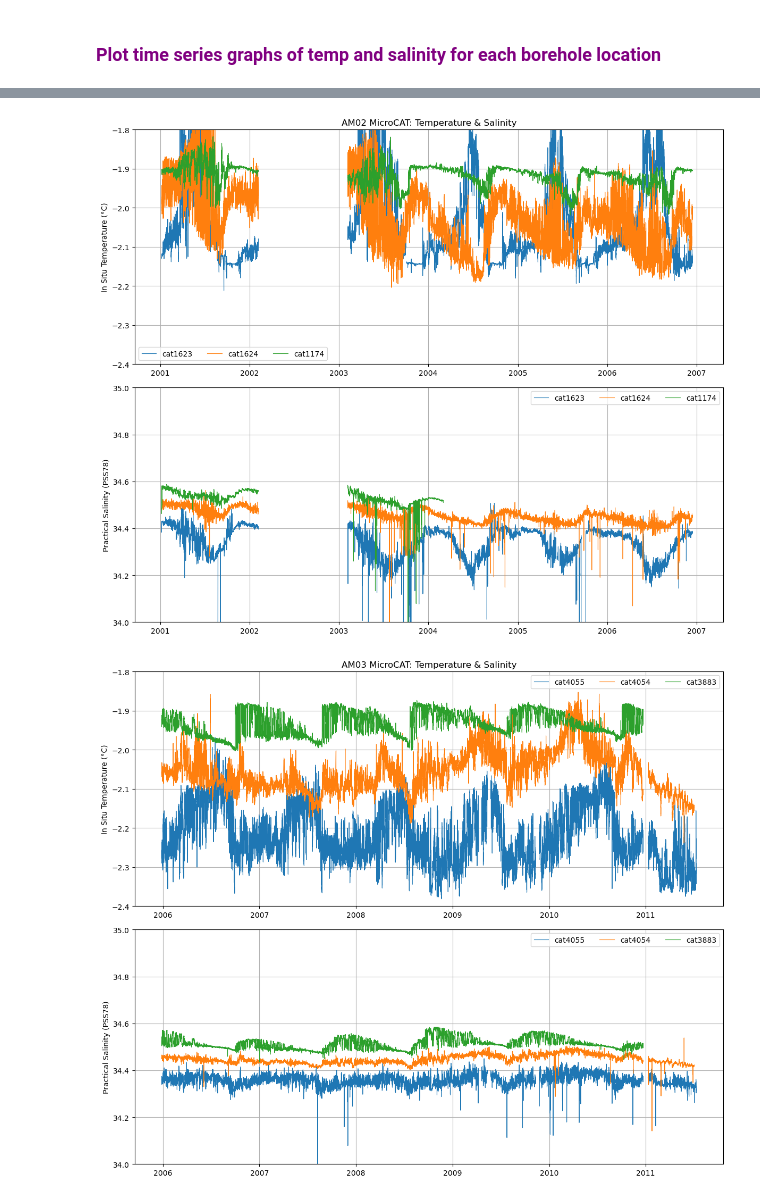
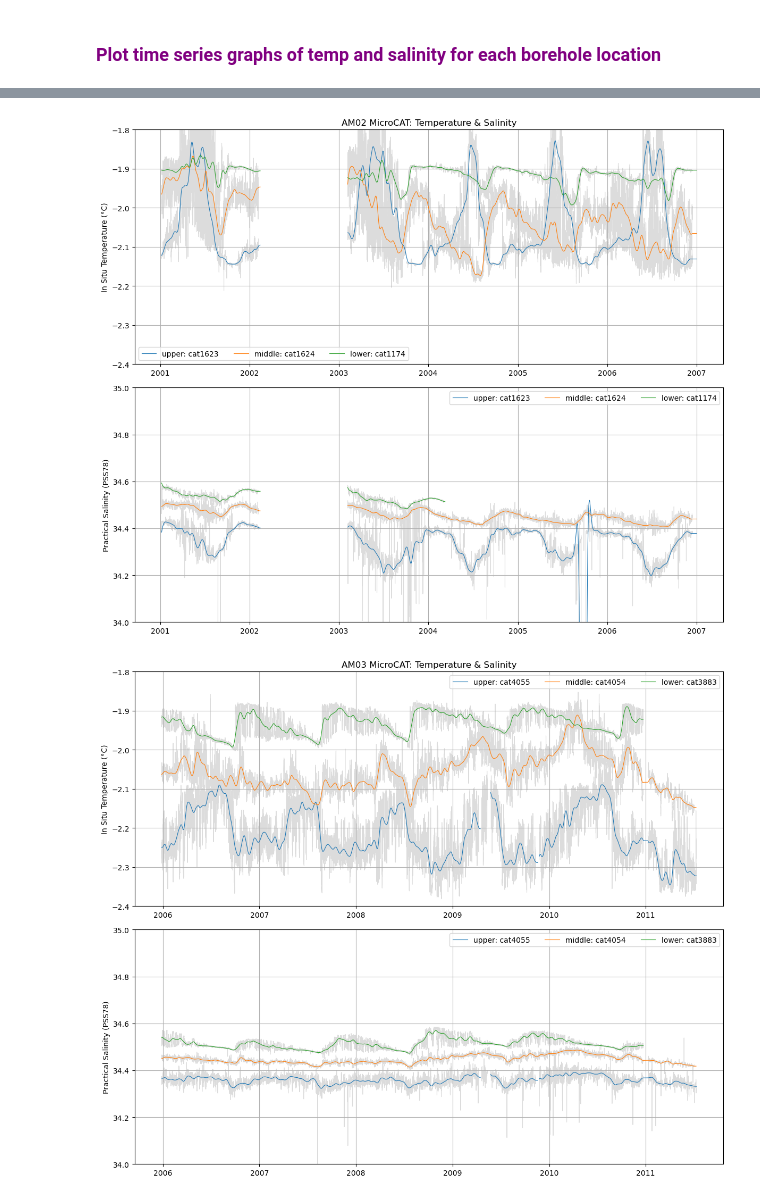
Before and after one commit to dohertyalexj/amery-amisor, a Jupyter notebook: notebooks/explore_TimeSeriesByDepth.ipynb, the cells around one changed output, grey strips where cells are left out. Cells and saved outputs as stored; diff of their text form; code cells hidden in the pictures.

Commit message:
Stacked time series plots + water column position added

```diff
--- a/notebooks/explore_TimeSeriesByDepth.ipynb
+++ b/notebooks/explore_TimeSeriesByDepth.ipynb
@@ -46,10 +53,20 @@ def plot_time_series(df, am_id, ylim_temp=None, ylim_sal=None):
+# %%
+from FilterFunctions import apply_lowpass_filter, lowpass_filter
+
+df = pd.read_parquet("../data/proc/03_pressure_handled.parquet")
+
+# Define the cutoff period for filtering in days
+cutoff_period_days = 30  # days
+# Define a period of time in days for less than which we are comfortable interpolating for
+# Set this to 0 for no interpolation
+interpolate_days = 7 # days
+# Apply filtering to the DataFrame
+# NOTE: cutoff_period is defined in terms of hours
+df_filtered = apply_lowpass_filter(df, cutoff_period=cutoff_period_days*24, sampling_interval=0.5, max_gap_hours=interpolate_days*24)
 # %% [markdown]
 ### <span style="color:purple"> Plot time series graphs of temp and salinity for each borehole location </span>
 # %%
-df = pd.read_parquet("../data/proc/03_pressure_handled.parquet")
-
-# --- make one figure per borehole ---
-boreholes = sorted(df["borehole"].unique())
+boreholes = sorted(df_filtered["borehole"].unique())
 for am_id in boreholes:
-    plot_time_series(df, am_id, (-2.4, -1.8), (34, 35))
+    plot_time_series(df_filtered, am_id, (-2.4, -1.8), (34, 35))
 # %% [output]
@@ -57,2 +74,2 @@ for am_id in boreholes:
-[figure, old version]
+[figure, new version]
-[figure, old version]
+[figure, new version]
```
Also changed, not shown: parts of 3 cells of this notebook, 8 other files.
